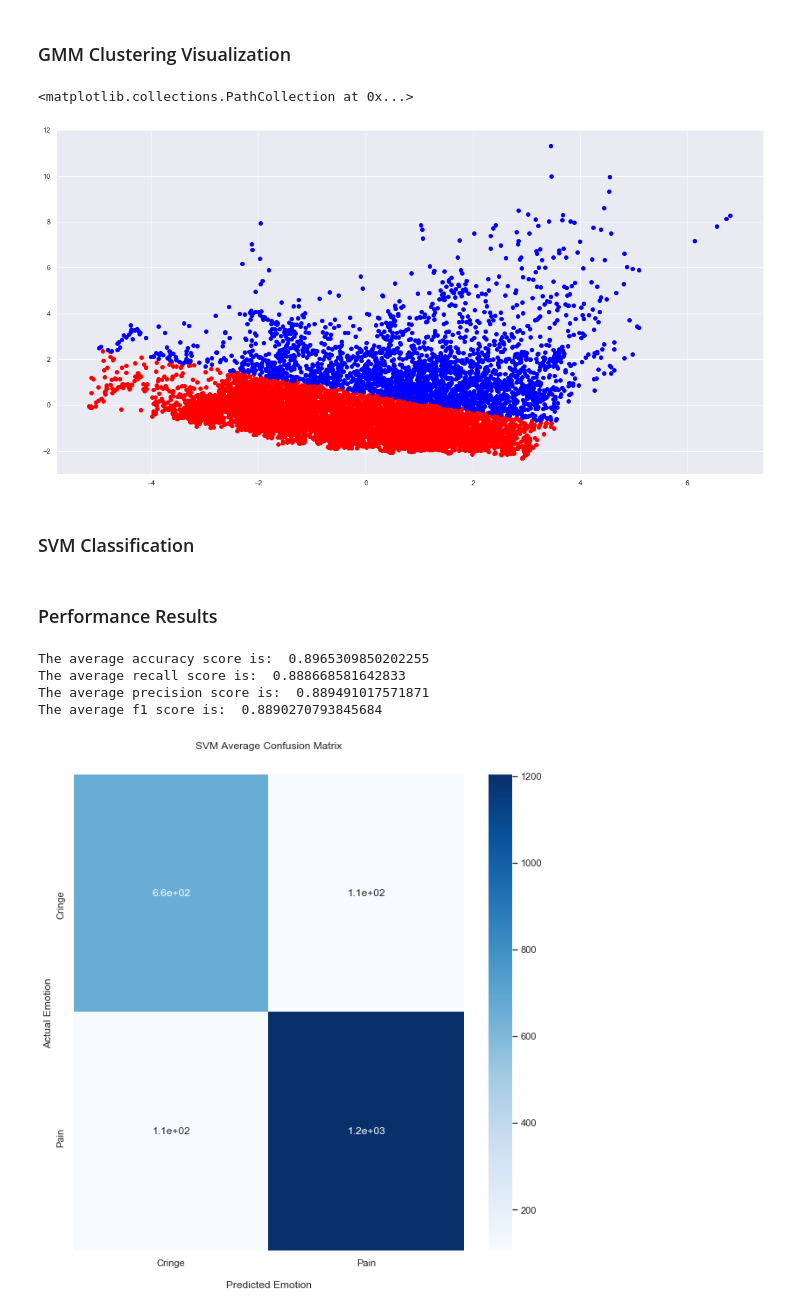
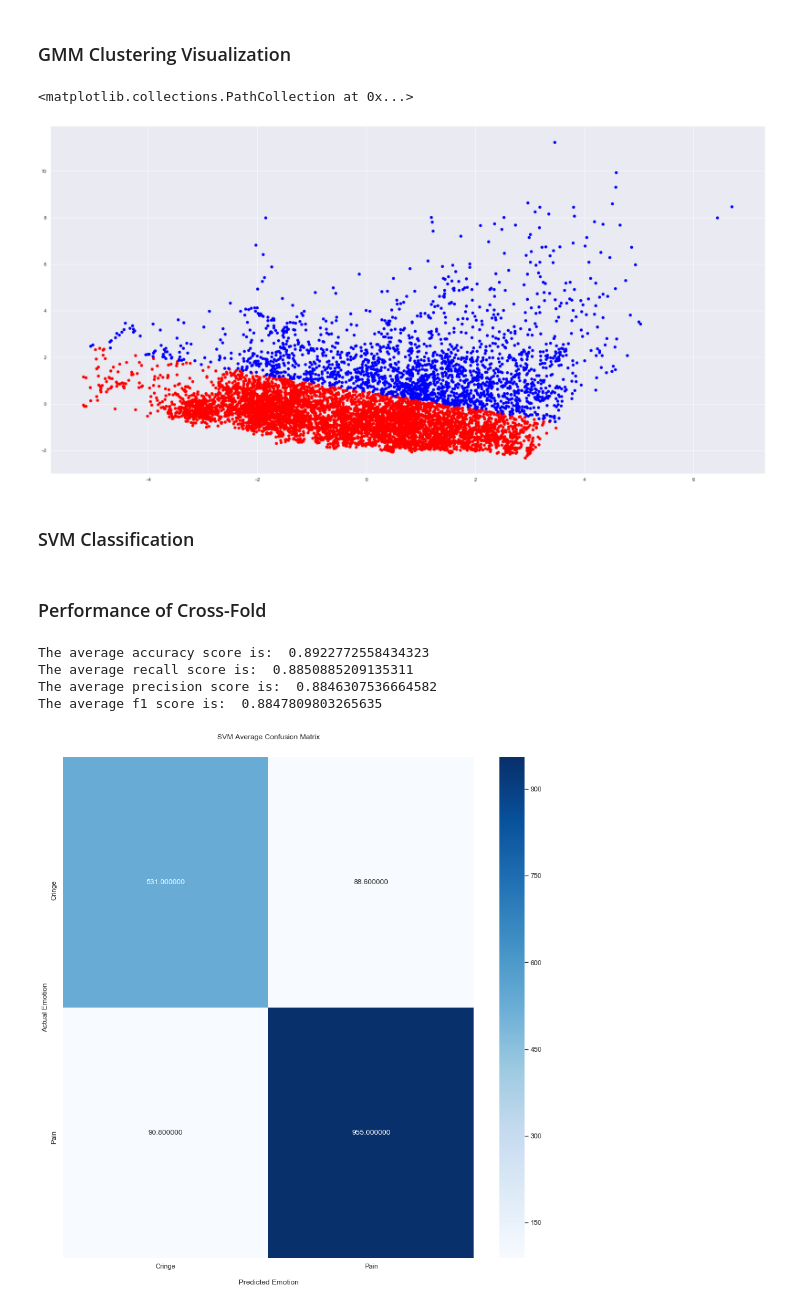
Before and after one commit to ravjotb/419Project, a Jupyter notebook: ProjectCode.ipynb, the cells around one changed output. Cells and saved outputs as stored; diff of their text form; code cells hidden in the pictures.

```diff
--- a/ProjectCode.ipynb
+++ b/ProjectCode.ipynb
@@ -101,15 +101,26 @@ plt.show()
 # %%
+from sklearn.model_selection import train_test_split
 # Only select AU intensities
 important_features = ['AU01_r', 'AU02_r', 'AU04_r', 'AU05_r', 'AU06_r', 'AU07_r',
                       'AU09_r', 'AU10_r', 'AU12_r', 'AU14_r', 'AU15_r', 'AU17_r',
                       'AU20_r', 'AU23_r', 'AU25_r', 'AU26_r', 'AU45_r']
 
-featuresDF = combinedDF.loc[:,important_features]
+# Split into test and train data
+X = combinedDF.loc[:,important_features]
+y = combinedDF.loc[:,'label']
+
+trainDF, testDF, train_labels, test_labels = train_test_split(X, y, test_size = 0.2)
 
 # Standardize data
 standardScaler = StandardScaler()
-featuresDF = standardScaler.fit_transform(featuresDF)
-featuresDF= pd.DataFrame(featuresDF)
+trainDF = standardScaler.fit_transform(trainDF)
+trainDF= pd.DataFrame(trainDF)
+
+testDF = standardScaler.fit_transform(testDF)
+testDF= pd.DataFrame(testDF)
+
+train_labels = train_labels.reset_index(drop=True)
+test_labels = test_labels.reset_index(drop=True)
 # %% [markdown]
 ### Use PCA for Visualization
 # %%
@@ -189,18 +200,19 @@ filtered_label0 = pcaDF[labels == 0]
 filtered_label1 = pcaDF[labels == 1]
 
 #Plotting the results (https://www.askpython.com/python/examples/plot-k-means-clusters-python)
-plt.figure(figsize=(20, 10))
+plt.figure(figsize=(30, 15))
 plt.scatter(filtered_label0['principal component 1'] , filtered_label0['principal component 2'], color = 'red')
 plt.scatter(filtered_label1['principal component 1'] , filtered_label1['principal component 2'] , color = 'blue')
 # %% [output]
 <matplotlib.collections.PathCollection at 0x...>
-[figure, old version]
+[figure, new version]
 # %% [markdown]
 ### SVM Classification
 # %%
 from sklearn import svm
 from sklearn import metrics
 from sklearn.model_selection import StratifiedKFold
+import sys
 
 # Initialize arrays to keep track of performance
 svm_accuracy = []
@@ -210,24 +222,23 @@ svm_f1scores = []
 svm_confusion_matrices = []
 
 kfold = StratifiedKFold(5, True, 1)
-y = combinedDF['label']
 # Conduct 5-fold cross-validation
-for train_index, test_index in kfold.split(featuresDF, y):
+for train_index, test_index in kfold.split(trainDF, train_labels):
 
     # Reset model
     # kernel, C and gamma were chosen based on accuracy trial and error
     model = svm.SVC(C=1.5, kernel='rbf', decision_function_shape='ovo', gamma='auto')
 
     # Get training data and test data
-    trainDF, testDF = featuresDF.loc[train_index], featuresDF.loc[test_index]
-
+    train_data, test_data = trainDF.loc[train_index], trainDF.loc[test_index]
     # Source ground truth labels
-    actual_training_labels = combinedDF.loc[train_index]["label"].to_numpy()
-    actual_test_labels = combinedDF.loc[test_index]["label"].to_numpy()
+    actual_training_labels = train_labels.loc[train_index].to_numpy()
+    actual_test_labels = train_labels.loc[test_index].to_numpy()
+    np.set_printoptions(threshold=sys.maxsize)
 
     # Fit and predict
-    model.fit(trainDF, actual_training_labels)
-    svm_labels = model.predict(testDF)
+    model.fit(train_data, actual_training_labels)
+    svm_labels = model.predict(test_data)
 
     # Calculate accuracy, recall, precision, and f1 scores
     svm_accuracy_score = metrics.accuracy_score(actual_test_labels, svm_labels)
@@ -242,7 +253,7 @@ for train_index, test_index in kfold.split(featuresDF, y):
     svm_f1scores.append(svm_f1_score)
     svm_confusion_matrices.append(np.asarray(metrics.confusion_matrix(actual_test_labels, svm_labels)))
 # %% [markdown]
-### Performance Results
+### Performance of Cross-Fold
 # %%
 # https://seaborn.pydata.org/#:~:text=Seaborn%20is%20a%20Python%20data,introductory%20notes%20or%20the%20paper.
 # https://docs.python.org/3/library/statistics.html
@@ -264,37 +275,37 @@ print("The average precision score is: ", average_svm_precision)
 print("The average f1 score is: ", average_svm_f1)
 
 # Initialize a 7x7 2D array for getting CM average
 summed_svm_cm = np.zeros(4).reshape(2,2)
 
 # Sum values of matrix for getting CM average
 for matrix in svm_confusion_matrices:
     summed_svm_cm = np.add(summed_svm_cm, matrix)
 
 average_svm_cm = np.divide(summed_svm_cm, 5)
 matrix_labels = ["Cringe", "Pain"]
 
 # Code below used from https://www.stackvidhya.com/plot-confusion-matrix-in-python-and-why/#:~:text=import%20seaborn%20as%20sns%0Aimport,the%20Confusion%20Matrix.%0Aplt.show()
-sns.set(rc = {'figure.figsize':(10,10)})
-ax = sns.heatmap(average_svm_cm, annot=True, cmap='Blues')
+sns.set(rc = {'figure.figsize':(15,15)})
+ax = sns.heatmap(average_svm_cm, fmt="f", annot=True, cmap='Blues')
 
 ax.set_title('SVM Average Confusion Matrix\n\n');
 ax.set_xlabel('\nPredicted Emotion')
 ax.set_ylabel('Actual Emotion');
 
 ## Ticket labels - List must be in alphabetical order
 ax.xaxis.set_ticklabels(matrix_labels)
 ax.yaxis.set_ticklabels(matrix_labels)
 
 # fix for mpl bug that cuts off top/bottom of seaborn viz https://github.com/mwaskom/seaborn/issues/1773
 b, t = plt.ylim() # discover the values for bottom and top
 b += 0.5 # Add 0.5 to the bottom
 t -= 0.5 # Subtract 0.5 from the top
 plt.ylim(b, t) # update the ylim(bottom, top) values
 ## Display the visualization of the Confusion Matrix.
 plt.show()
 # %% [output]
-The average accuracy score is:  0.8965309850202255
-The average recall score is:  0.888668581642833
-The average precision score is:  0.889491017571871
-The average f1 score is:  0.8890270793845684
+The average accuracy score is:  0.8922772558434323
+The average recall score is:  0.8850885209135311
+The average precision score is:  0.8846307536664582
+The average f1 score is:  0.8847809803265635
-[figure, old version]
+[figure, new version]
```
Also changed, not shown: parts of 3 cells of this notebook, 1 other file.
